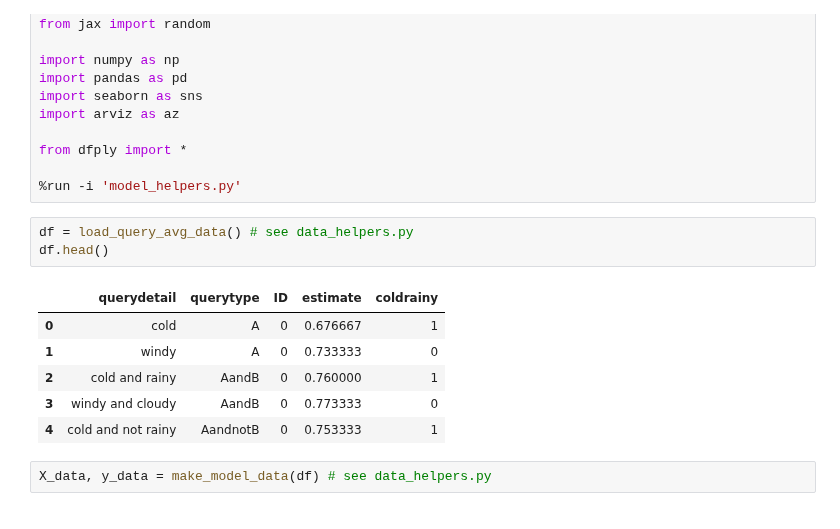
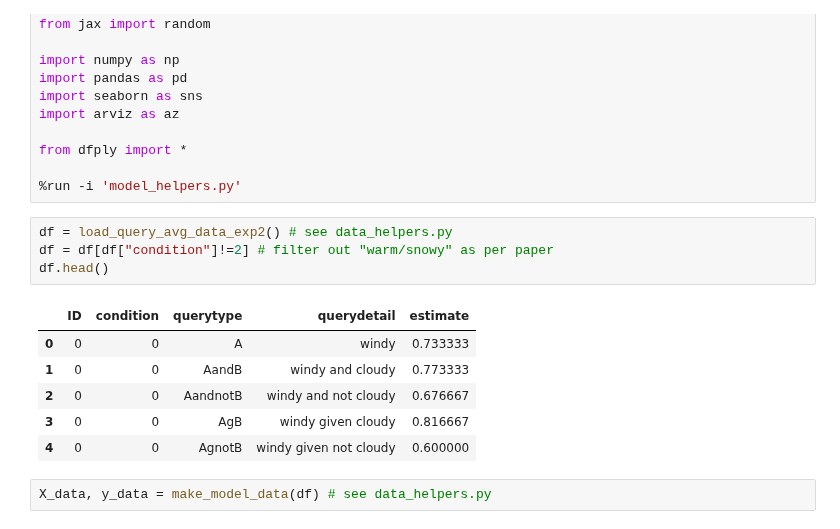
Before and after one commit to derekpowell/bayesian-sampler, a Jupyter notebook: bsampler-numpyro-exp2.ipynb, the cells around one changed output. Drawn from its saved outputs; the diff is of its cells as text.

```diff
--- a/bsampler-numpyro-exp2.ipynb
+++ b/bsampler-numpyro-exp2.ipynb
@@ -17,15 +17,16 @@ from dfply import *
 
 %run -i 'model_helpers.py'
 # %%
-df = load_query_avg_data() # see data_helpers.py
+df = load_query_avg_data_exp2() # see data_helpers.py
+df = df[df["condition"]!=2] # filter out "warm/snowy" as per paper
 df.head()
 # %% [output]
-|  | querydetail | querytype | ID | estimate | coldrainy |
-| 0 | cold | A | 0 | 0.676667 | 1 |
-| 1 | windy | A | 0 | 0.733333 | 0 |
-| 2 | cold and rainy | AandB | 0 | 0.760000 | 1 |
-| 3 | windy and cloudy | AandB | 0 | 0.773333 | 0 |
-| 4 | cold and not rainy | AandnotB | 0 | 0.753333 | 1 |
+|  | ID | condition | querytype | querydetail | estimate |
+| 0 | 0 | 0 | A | windy | 0.733333 |
+| 1 | 0 | 0 | AandB | windy and cloudy | 0.773333 |
+| 2 | 0 | 0 | AandnotB | windy and not cloudy | 0.676667 |
+| 3 | 0 | 0 | AgB | windy given cloudy | 0.816667 |
+| 4 | 0 | 0 | AgnotB | windy given not cloudy | 0.600000 |
 # %%
 X_data, y_data = make_model_data(df) # see data_helpers.py
 # %% [markdown]
```
Also changed, not shown: parts of 40 cells of this notebook, 5 other files.
